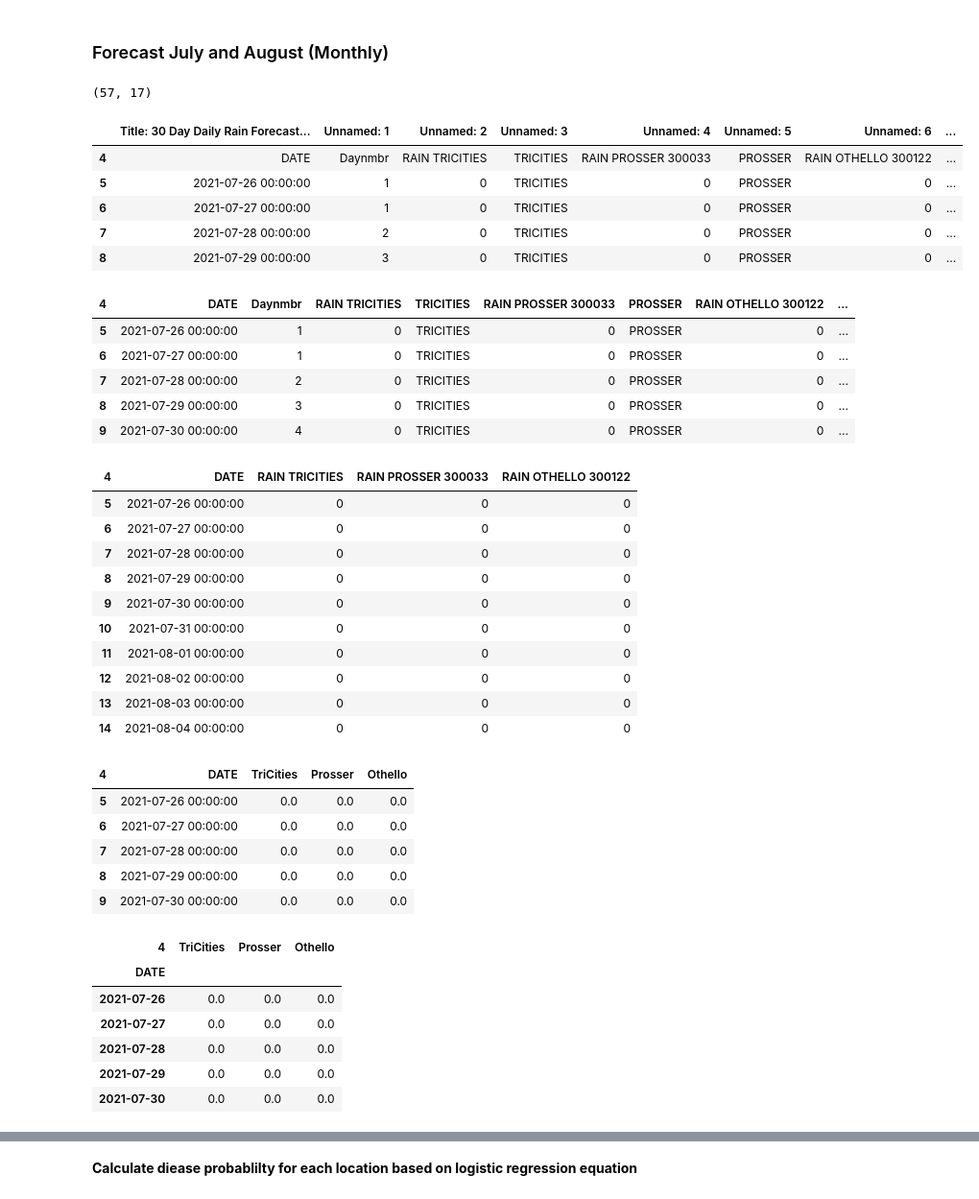
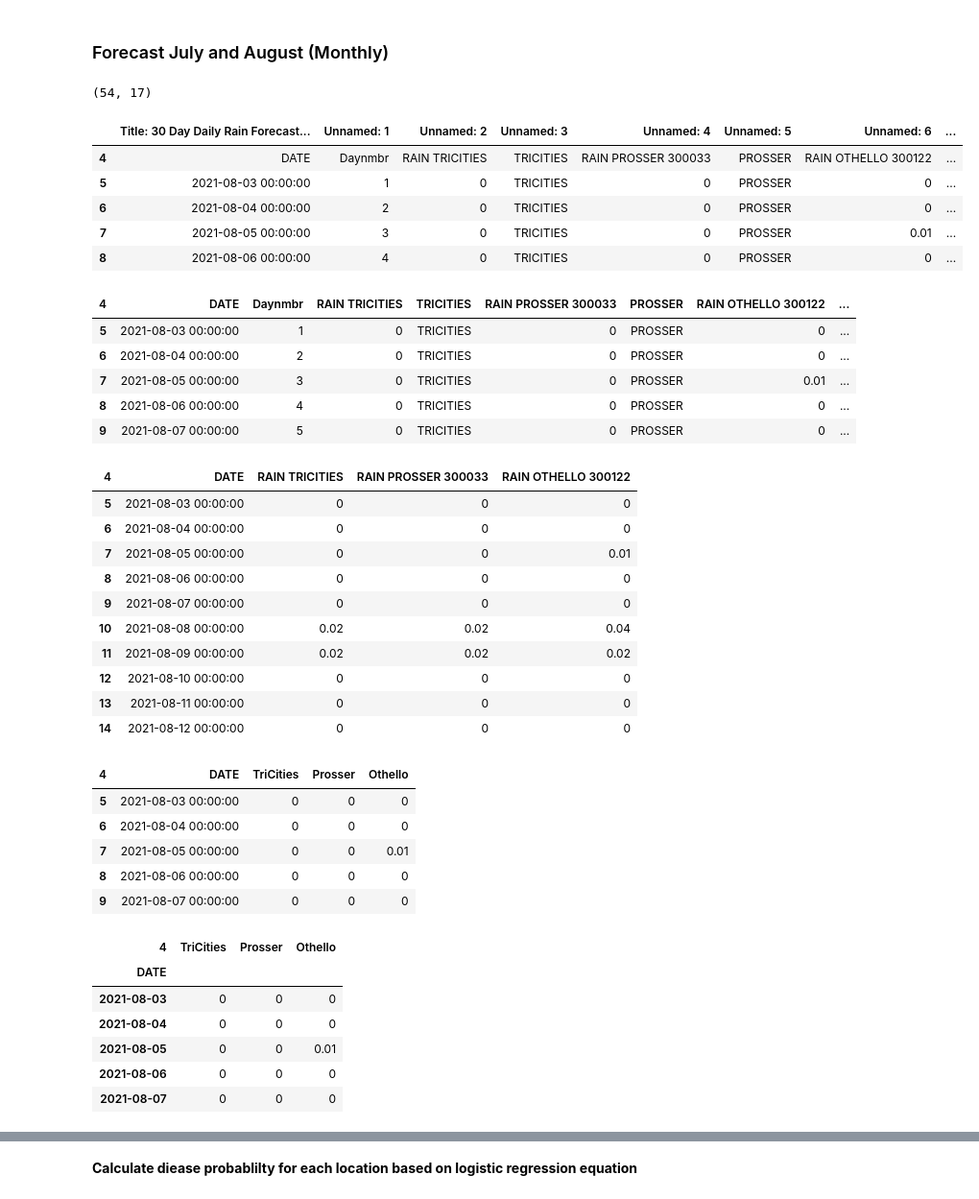
Before and after one commit to d-linnard/LateBlight, a Jupyter notebook: Scripts/Lateblight_2021_JA.ipynb, the cells around one changed output, grey strips where cells are left out. Shown at 96% size. Cells and saved outputs as stored; diff of their text form; code cells hidden in the pictures.

Commit message:
forecasts Aug 6th

```diff
--- a/Scripts/Lateblight_2021_JA.ipynb
+++ b/Scripts/Lateblight_2021_JA.ipynb
@@ -258,44 +259,44 @@ RD_Aug_Tricities= 0
 # %% [markdown]
 ### Forecast July and August (Monthly)
 # %%
-df_forecast = pd.read_excel('7-26_8-26.xlsx', engine='openpyxl')
+df_forecast = pd.read_excel('8-3_8-30.xlsx', engine='openpyxl')
 print(df_forecast.shape)
 df_forecast = df_forecast.iloc[4:39]
 df_forecast.head()
 # %% [output]
-(57, 17)
+(54, 17)
 |  | Title: 30 Day Daily Rain Forecast... | Unnamed: 1 | Unnamed: 2 | Unnamed: 3 | Unnamed: 4 | Unnamed: 5 | Unnamed: 6 | ... |
 | 4 | DATE | Daynmbr | RAIN TRICITIES | TRICITIES | RAIN PROSSER 300033 | PROSSER | RAIN OTHELLO 300122 | ... |
-| 5 | 2021-07-26 00:00:00 | 1 | 0 | TRICITIES | 0 | PROSSER | 0 | ... |
-| 6 | 2021-07-27 00:00:00 | 1 | 0 | TRICITIES | 0 | PROSSER | 0 | ... |
-| 7 | 2021-07-28 00:00:00 | 2 | 0 | TRICITIES | 0 | PROSSER | 0 | ... |
-| 8 | 2021-07-29 00:00:00 | 3 | 0 | TRICITIES | 0 | PROSSER | 0 | ... |
+| 5 | 2021-08-03 00:00:00 | 1 | 0 | TRICITIES | 0 | PROSSER | 0 | ... |
+| 6 | 2021-08-04 00:00:00 | 2 | 0 | TRICITIES | 0 | PROSSER | 0 | ... |
+| 7 | 2021-08-05 00:00:00 | 3 | 0 | TRICITIES | 0 | PROSSER | 0.01 | ... |
+| 8 | 2021-08-06 00:00:00 | 4 | 0 | TRICITIES | 0 | PROSSER | 0 | ... |
 # %%
 df_forecast.columns = df_forecast.iloc[0]#rename column
 df_forecast = df_forecast.drop([4])#drop forth row
 df_forecast.head()
 # %% [output]
 | 4 | DATE | Daynmbr | RAIN TRICITIES | TRICITIES | RAIN PROSSER 300033 | PROSSER | RAIN OTHELLO 300122 | ... |
-| 5 | 2021-07-26 00:00:00 | 1 | 0 | TRICITIES | 0 | PROSSER | 0 | ... |
-| 6 | 2021-07-27 00:00:00 | 1 | 0 | TRICITIES | 0 | PROSSER | 0 | ... |
-| 7 | 2021-07-28 00:00:00 | 2 | 0 | TRICITIES | 0 | PROSSER | 0 | ... |
-| 8 | 2021-07-29 00:00:00 | 3 | 0 | TRICITIES | 0 | PROSSER | 0 | ... |
-| 9 | 2021-07-30 00:00:00 | 4 | 0 | TRICITIES | 0 | PROSSER | 0 | ... |
+| 5 | 2021-08-03 00:00:00 | 1 | 0 | TRICITIES | 0 | PROSSER | 0 | ... |
+| 6 | 2021-08-04 00:00:00 | 2 | 0 | TRICITIES | 0 | PROSSER | 0 | ... |
+| 7 | 2021-08-05 00:00:00 | 3 | 0 | TRICITIES | 0 | PROSSER | 0.01 | ... |
+| 8 | 2021-08-06 00:00:00 | 4 | 0 | TRICITIES | 0 | PROSSER | 0 | ... |
+| 9 | 2021-08-07 00:00:00 | 5 | 0 | TRICITIES | 0 | PROSSER | 0 | ... |
 # %%
 df_simple = df_forecast[["DATE","RAIN TRICITIES","RAIN PROSSER 300033", "RAIN OTHELLO 300122"]]
 df_simple.head(10)
 # %% [output]
 | 4 | DATE | RAIN TRICITIES | RAIN PROSSER 300033 | RAIN OTHELLO 300122 |
-| 5 | 2021-07-26 00:00:00 | 0 | 0 | 0 |
-| 6 | 2021-07-27 00:00:00 | 0 | 0 | 0 |
-| 7 | 2021-07-28 00:00:00 | 0 | 0 | 0 |
-| 8 | 2021-07-29 00:00:00 | 0 | 0 | 0 |
-| 9 | 2021-07-30 00:00:00 | 0 | 0 | 0 |
-| 10 | 2021-07-31 00:00:00 | 0 | 0 | 0 |
-| 11 | 2021-08-01 00:00:00 | 0 | 0 | 0 |
-| 12 | 2021-08-02 00:00:00 | 0 | 0 | 0 |
-| 13 | 2021-08-03 00:00:00 | 0 | 0 | 0 |
-| 14 | 2021-08-04 00:00:00 | 0 | 0 | 0 |
+| 5 | 2021-08-03 00:00:00 | 0 | 0 | 0 |
+| 6 | 2021-08-04 00:00:00 | 0 | 0 | 0 |
+| 7 | 2021-08-05 00:00:00 | 0 | 0 | 0.01 |
+| 8 | 2021-08-06 00:00:00 | 0 | 0 | 0 |
+| 9 | 2021-08-07 00:00:00 | 0 | 0 | 0 |
+| 10 | 2021-08-08 00:00:00 | 0.02 | 0.02 | 0.04 |
+| 11 | 2021-08-09 00:00:00 | 0.02 | 0.02 | 0.02 |
+| 12 | 2021-08-10 00:00:00 | 0 | 0 | 0 |
+| 13 | 2021-08-11 00:00:00 | 0 | 0 | 0 |
+| 14 | 2021-08-12 00:00:00 | 0 | 0 | 0 |
 # %%
 df_simple = df_simple.rename(columns={"RAIN TRICITIES": "TriCities",
                           "RAIN PROSSER 300033": "Prosser",
@@ -305,11 +306,11 @@ df_simple[cols_to_check] = df_simple[cols_to_check].replace({'>=':''}, regex=Tru
 df_simple.head()
 # %% [output]
 | 4 | DATE | TriCities | Prosser | Othello |
-| 5 | 2021-07-26 00:00:00 | 0.0 | 0.0 | 0.0 |
-| 6 | 2021-07-27 00:00:00 | 0.0 | 0.0 | 0.0 |
-| 7 | 2021-07-28 00:00:00 | 0.0 | 0.0 | 0.0 |
-| 8 | 2021-07-29 00:00:00 | 0.0 | 0.0 | 0.0 |
-| 9 | 2021-07-30 00:00:00 | 0.0 | 0.0 | 0.0 |
+| 5 | 2021-08-03 00:00:00 | 0 | 0 | 0 |
+| 6 | 2021-08-04 00:00:00 | 0 | 0 | 0 |
+| 7 | 2021-08-05 00:00:00 | 0 | 0 | 0.01 |
+| 8 | 2021-08-06 00:00:00 | 0 | 0 | 0 |
+| 9 | 2021-08-07 00:00:00 | 0 | 0 | 0 |
 # %%
 df_simple.index = pd.to_datetime(df_simple['DATE'], errors = 'coerce')
 df_simple= df_simple.drop('DATE',1)
@@ -317,11 +318,11 @@ df_simple.head()
 # %% [output]
 | 4 | TriCities | Prosser | Othello |
 | DATE |  |  |  |
-| 2021-07-26 | 0.0 | 0.0 | 0.0 |
-| 2021-07-27 | 0.0 | 0.0 | 0.0 |
-| 2021-07-28 | 0.0 | 0.0 | 0.0 |
-| 2021-07-29 | 0.0 | 0.0 | 0.0 |
-| 2021-07-30 | 0.0 | 0.0 | 0.0 |
+| 2021-08-03 | 0 | 0 | 0 |
+| 2021-08-04 | 0 | 0 | 0 |
+| 2021-08-05 | 0 | 0 | 0.01 |
+| 2021-08-06 | 0 | 0 | 0 |
+| 2021-08-07 | 0 | 0 | 0 |
 # %%
 grouped_forecast = (df_simple).astype(bool).groupby(df_simple.index.month).sum().reset_index()
 grouped_forecast
```
Also changed, not shown: parts of 10 cells of this notebook, 4 other files.
